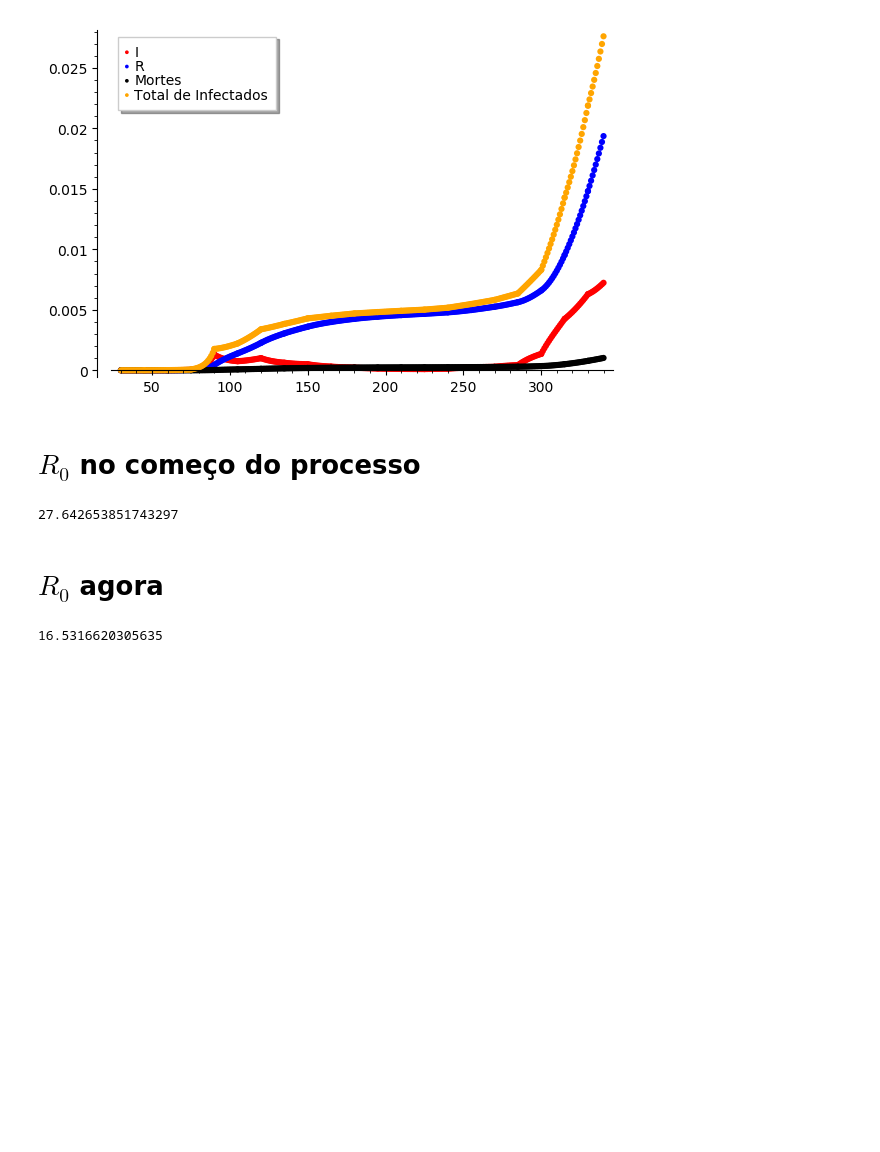
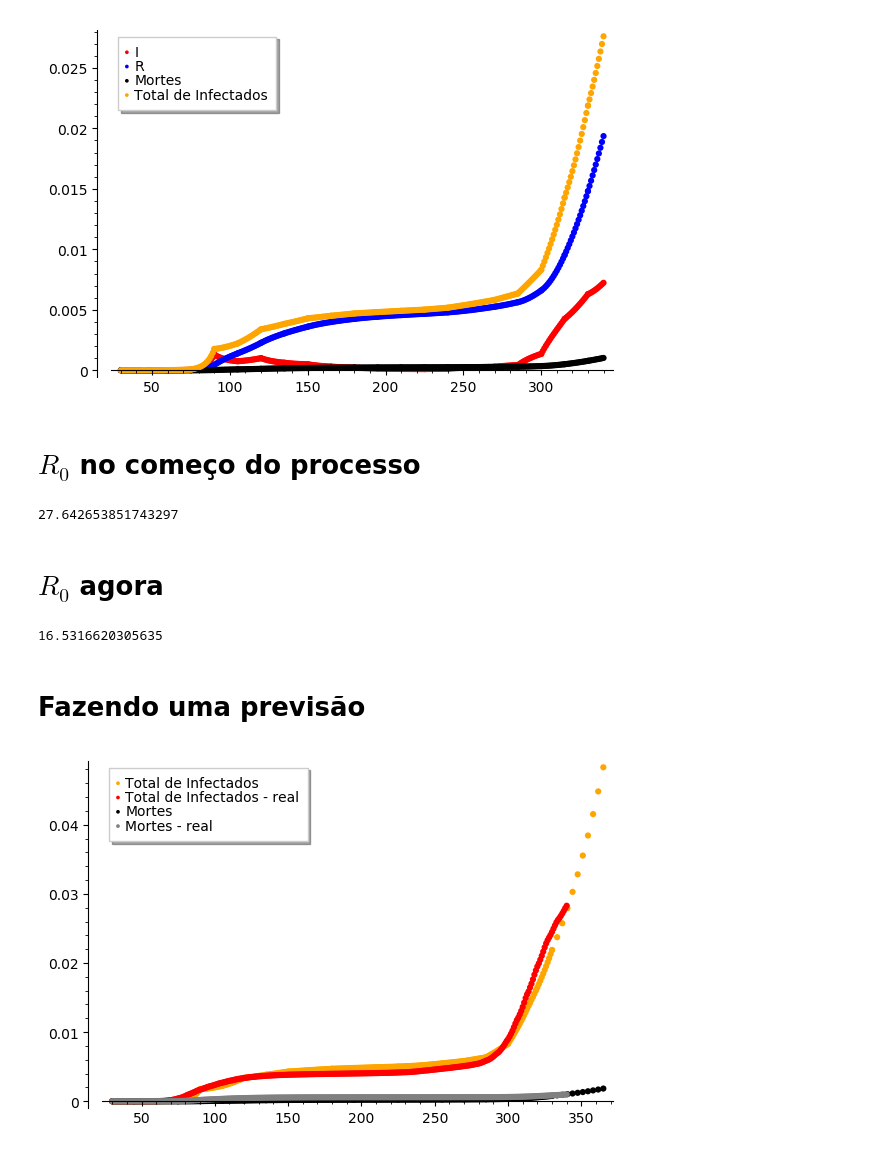
Before and after one commit to IgorMichels/MM4, a Jupyter notebook: Notebooks/Fit.ipynb, the cells around one changed output. Drawn from its saved outputs; the diff is of its cells as text; code cells hidden in the pictures; blank space fills up the shorter version.

Commit message:
fazendo uma 'previsão'

```diff
--- a/Notebooks/Fit.ipynb
+++ b/Notebooks/Fit.ipynb
@@ -298,3 +298,61 @@ R0 = beta * Ti
 R0
 # %% [output]
 16.5316620305635
+# %% [markdown]
+# Fazendo uma previsão
+# %%
+sol = []
+inits = [1 - 1e-6, 0, 1e-6, 0, 0, 0]
+
+for i in range(len(opt[0])):
+    tspan = [tempos[i + 2], tempos[i + 3]]
+    T = ode_solver()
+    T.function = model
+    if i == len(opt[0]) - 1:
+        T.ode_solve([tspan[0], 365], inits, num_points = tspan[1] - tspan[0],
+                    params = [opt[0][i], opt[1][i], opt[2][i], opt[3][i], opt[4][i], opt[5][i]])
+    else:
+        T.ode_solve(tspan, inits, num_points = tspan[1] - tspan[0],
+                    params = [opt[0][i], opt[1][i], opt[2][i], opt[3][i], opt[4][i], opt[5][i]])
+    inits = T.solution[-1][1]
+    for item in T.solution:
+        sol.append(item)
+
+model_out_0 = [(k[0], k[1][0]) for k in sol]
+model_out_1 = [(k[0], k[1][1]) for k in sol]
+model_out_2 = [(k[0], k[1][2]) for k in sol]
+model_out_3 = [(k[0], k[1][3]) for k in sol]
+model_out_4 = [(k[0], k[1][4]) for k in sol]
+model_out_5 = [(k[0], k[1][5]) for k in sol]
+
+plot0 = list_plot(model_out_0, color = 'green', pointsize = 20, alpha = 1, legend_label = 'S')
+plot1 = list_plot(model_out_1, color = 'yellow', pointsize = 20, alpha = 1, legend_label = 'E')
+plot2 = list_plot(model_out_2, color = 'red', pointsize = 20, alpha = 1, legend_label = 'I')
+plot3 = list_plot(model_out_3, color = 'blue', pointsize = 20, alpha = 1, legend_label = 'R')
+plot4 = list_plot(model_out_4, color = 'black', pointsize = 20, alpha = 1, legend_label = 'Mortes')
+plot5 = list_plot(model_out_5, color = 'orange', pointsize = 20, alpha = 1, legend_label = 'Total de Infectados')
+
+real_data = np.genfromtxt('data.csv', delimiter=',')[1:]
+data = []
+for k in real_data:
+    if tempos[2] <= k[0] <= tempos[-1]:
+        data.append((k[0], k[1]/pop, k[3]/pop))
+
+data1 = [(item[0], item[1]) for item in data]
+data2 = [(item[0], item[2]) for item in data]
+
+plot6 = list_plot(data1, color = 'red', pointsize = 20, alpha = 1, legend_label = 'Total de Infectados - real')
+plot7 = list_plot(data2, color = 'gray', pointsize = 20, alpha = 1, legend_label = 'Mortes - real')
+
+plot5.legend()
+plot6.legend()
+plot4.legend()
+plot7.legend()
+plot1.legend()
+plot0.legend()
+plot2.legend()
+plot3.legend()
+
+show(plot5 + plot6 + plot4 + plot7)
+# %% [output]
+[figure, added]
```
Also changed, not shown: parts of 2 cells of this notebook.
